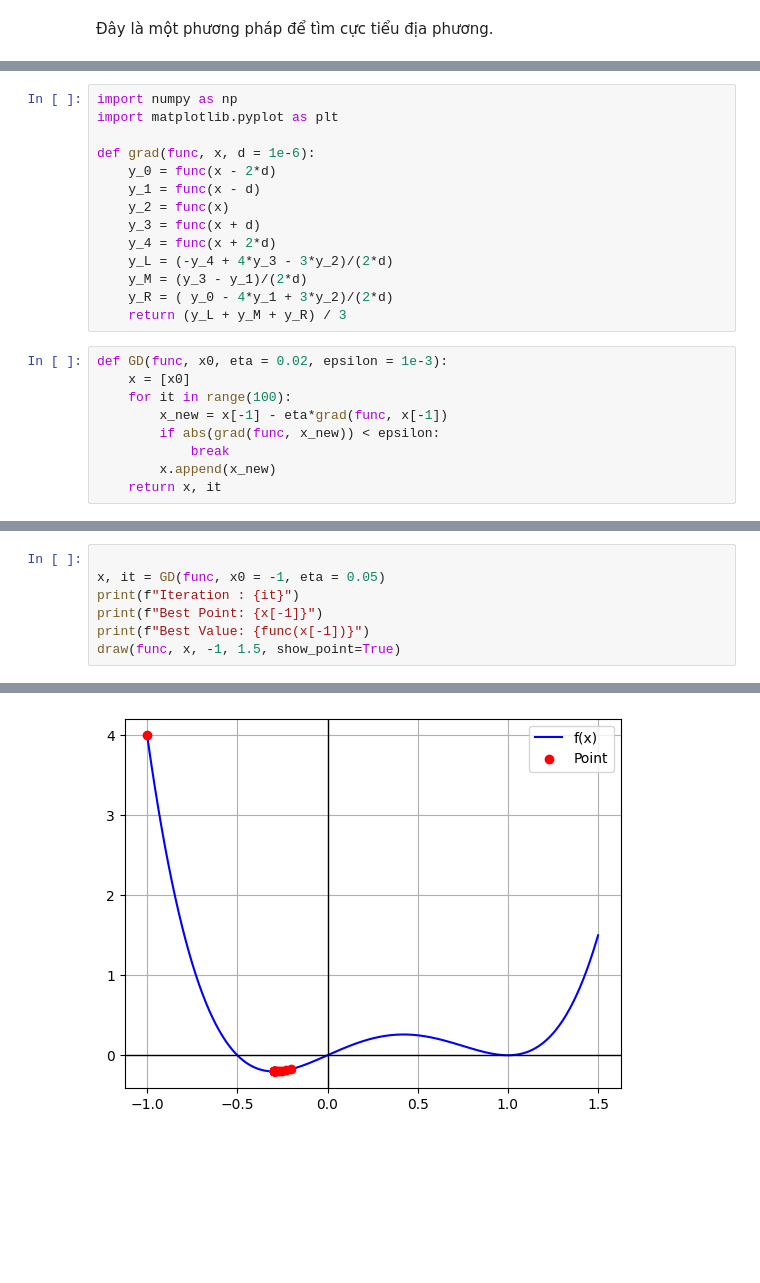
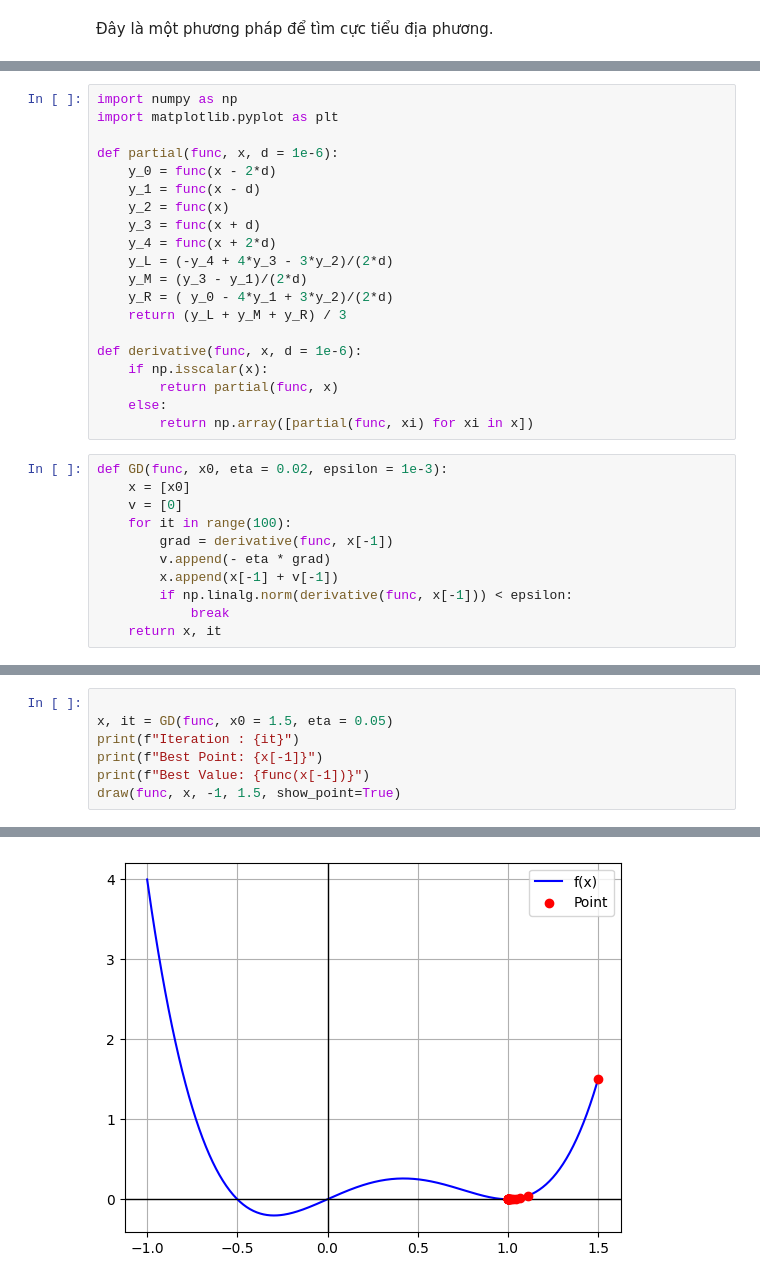
Before and after one commit to DongNQ225284/ComputerVision, a Jupyter notebook: ml_basic/gd.ipynb, the cells around one changed output, grey strips where cells are left out. Saved outputs shown, nothing was run; the diff lists cells and outputs as text; blank space fills up the shorter version.

```diff
--- a/ml_basic/gd.ipynb
+++ b/ml_basic/gd.ipynb
@@ -55,7 +63,7 @@ $$
 import numpy as np
 import matplotlib.pyplot as plt
 
-def grad(func, x, d = 1e-6):
+def partial(func, x, d = 1e-6):
     y_0 = func(x - 2*d)
     y_1 = func(x - d)
     y_2 = func(x)
@@ -65,14 +73,22 @@ def grad(func, x, d = 1e-6):
     y_M = (y_3 - y_1)/(2*d)
     y_R = ( y_0 - 4*y_1 + 3*y_2)/(2*d)
     return (y_L + y_M + y_R) / 3
+
+def derivative(func, x, d = 1e-6):
+    if np.isscalar(x):
+        return partial(func, x)
+    else:
+        return np.array([partial(func, xi) for xi in x])
 # %%
 def GD(func, x0, eta = 0.02, epsilon = 1e-3):
     x = [x0]
+    v = [0]
     for it in range(100):
-        x_new = x[-1] - eta*grad(func, x[-1])
-        if abs(grad(func, x_new)) < epsilon:
+        grad = derivative(func, x[-1])
+        v.append(- eta * grad)
+        x.append(x[-1] + v[-1])
+        if np.linalg.norm(derivative(func, x[-1])) < epsilon:
             break
-        x.append(x_new)
     return x, it
 # %%
 def draw(func, x_points, start=-10, end=10, num_point=400, show_point = False):
@@ -95,7 +111,7 @@ def func(x):
     return 2 * x**4 - 3 * x**3 + x
 # %%
 
-x, it = GD(func, x0 = -1, eta = 0.05)
+x, it = GD(func, x0 = 1.5, eta = 0.05)
 print(f"Iteration : {it}")
 print(f"Best Point: {x[-1]}")
 print(f"Best Value: {func(x[-1])}")
@@ -107 +123 @@ Best Value: -0.20284477806413753
-[figure, old version]
+[figure, new version]
```
Also changed, not shown: parts of 20 cells of this notebook.
